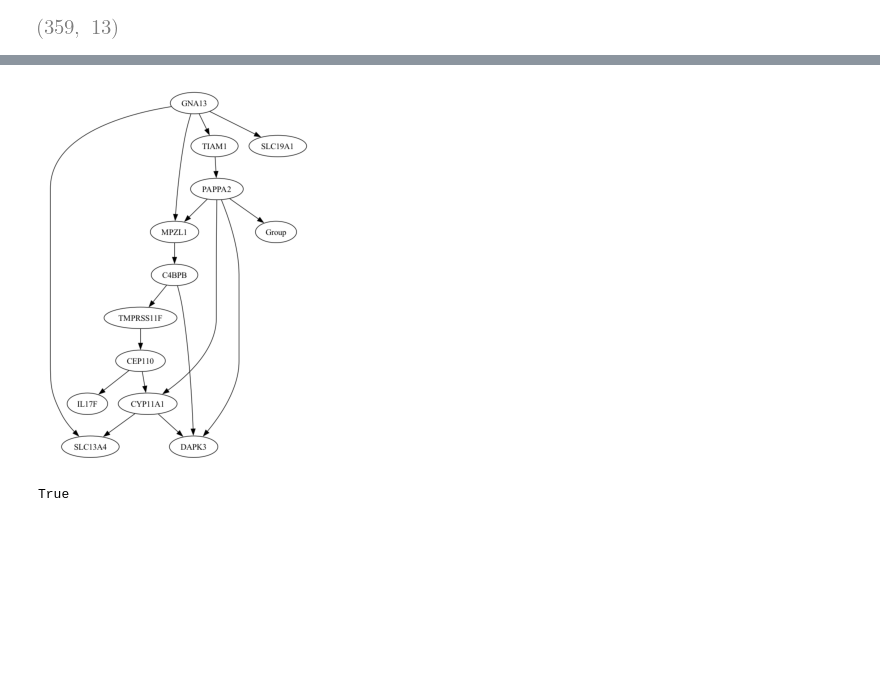
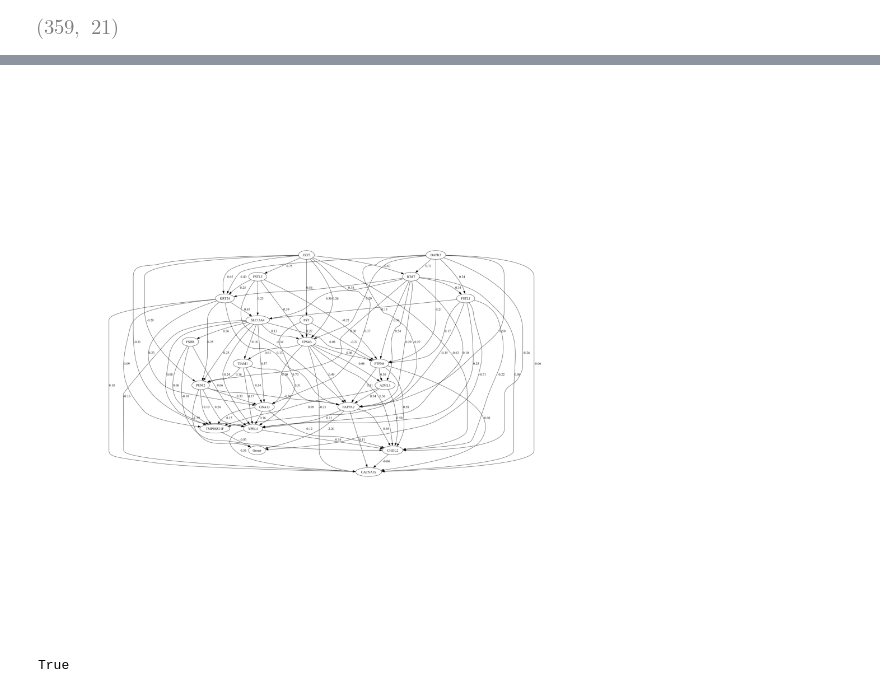
Before and after one commit to shamanth-kuthpadi/dowhy-preeclampsia, a Jupyter notebook: FeatureSelection.ipynb, the cells around one changed output, grey strips where cells are left out. Cells and saved outputs as stored; diff of their text form; code cells hidden in the pictures; blank space fills up the shorter version.

Commit message:
used elastic net and also used the union set of all the feature selection methods

```diff
--- a/FeatureSelection.ipynb
+++ b/FeatureSelection.ipynb
@@ -103,7 +103,7 @@ Identifies important features by measuring their contribution to reducing impuri
 rf = RandomForestClassifier(random_state=52)
 rf.fit(X, y)
 feature_importances = rf.feature_importances_
-rf_top_indices = feature_importances.argsort()[-50:][::-1]
+rf_top_indices = feature_importances.argsort()[-5:][::-1]
 rf_top_features = X.columns[rf_top_indices]
-print("Top 50 features (Random Forest):", rf_top_features.tolist())
+print("Top 5 features (Random Forest):", rf_top_features.tolist())
 # %% [output]
@@ -112,0 +115,8 @@ Checking the intersecting features -- those that are found to be important by al
+# %%
+from sklearn.linear_model import ElasticNet
+regr = ElasticNet(random_state=52)
+regr.fit(X, y)
+feature_importances = np.abs(regr.coef_)
+regr_top_indices = feature_importances.argsort()[-5:][::-1]
+regr_top_features = X.columns[regr_top_indices]
+print("Top 5 features (Elastic Net):", regr_top_features.tolist())
@@ -113,4 +127,4 @@ Checking the intersecting features -- those that are found to be important by al
 # %%
-intersection = set(chi2_selected_features) & set(mi_selected_features) & set(rf_top_features)
-list(intersection)
+union = set(chi2_selected_features) | set(mi_selected_features) | set(rf_top_features) | set(regr_top_features)
+list(union)
 # %% [output]
@@ -129,5 +150,6 @@ list(intersection)
 # %%
-keep_cols = list(intersection)
+keep_cols = list(union)
+keep_cols.append('CACNA1S')
 keep_cols.append('Group')
 keep_cols
 # %% [output]
@@ -161,11 +191,11 @@ df.head()
 # %%
 EstimationModel = EstimateEffect(df)
 
-causal_graph = EstimationModel.find_causal_graph(algo='CCDr')
+causal_graph = EstimationModel.find_causal_graph(algo='icalingam')
 
 disp_graph_nx(causal_graph)
 # %% [output]
-[figure, old version]
+[figure, new version]
 # %%
 nx.is_directed_acyclic_graph(causal_graph)
 # %% [output]
```
Also changed, not shown: parts of 18 cells of this notebook, 2 other files.
